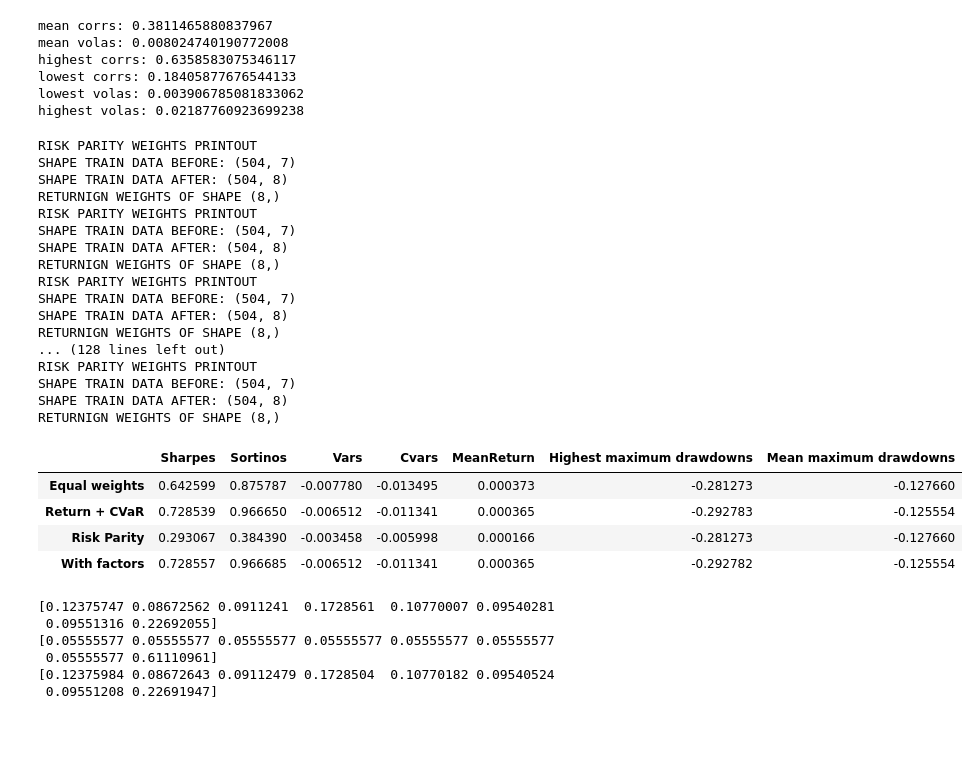
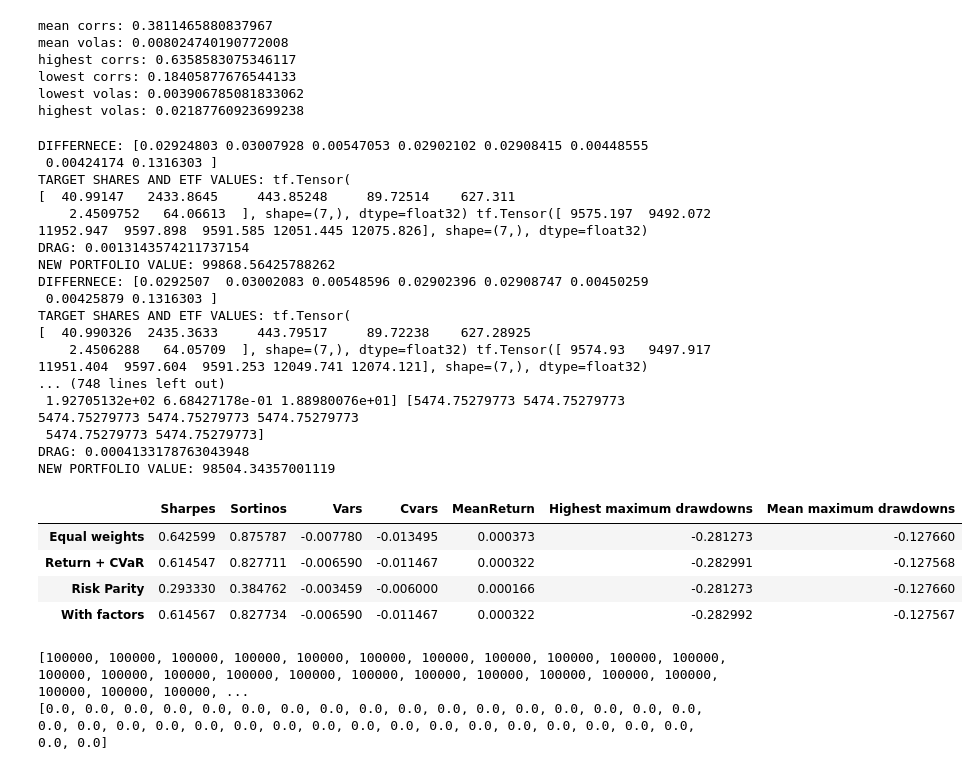
Before and after one commit to tobiasocula/YetAnotherFinanceProject, a Jupyter notebook: optimalizations/run_all.ipynb, the cells around one changed output. Cells and saved outputs as stored; diff of their text form; code cells hidden in the pictures; blank space fills up the shorter version.

```diff
--- a/optimalizations/run_all.ipynb
+++ b/optimalizations/run_all.ipynb
@@ -244,6 +305,7 @@ a = 1.0 # for stress environment tuning
 b = 1.0 # for stress environment tuning
 factor_risk_exposure = 0.4
 risk_free = 0.03 # eg. bonds
+weight_diff_rebalance = 0.10 # minimum weight difference for a portfolio rebalance
 
 def sigmoid(x):
     return 1/(1+np.exp(-x))
@@ -257,12 +319,9 @@ def rank_transform(x):
 
 def risk_parity_weights(train_data):
     # train_data does not yet include data for cash, so add this first
-    print('RISK PARITY WEIGHTS PRINTOUT')
-    print('SHAPE TRAIN DATA BEFORE:', train_data.shape)
     train_data_cash = np.zeros((train_data.shape[0], train_data.shape[1]+1))
     train_data_cash[:,:-1] = train_data.copy()
     train_data_cash[:,-1] = risk_free
-    print('SHAPE TRAIN DATA AFTER:', train_data_cash.shape)
     # Compute volatilities for each asset
     volatilities = np.std(train_data_cash, axis=0)  # (N,)
     inverse_volatilities = 1.0 / (volatilities + 1e-8)  # Avoid division by zero
@@ -270,7 +329,6 @@ def risk_parity_weights(train_data):
     # Normalize to get weights
     weights = inverse_volatilities / np.sum(inverse_volatilities)
     weights = np.clip(weights, a_min = min_weight, a_max = 1.0)
-    print('RETURNIGN WEIGHTS OF SHAPE', weights.shape)
     return weights / np.sum(weights)
 
 def gradient(returns, volume):
@@ -652,52 +780,53 @@ def rolling_window(window_size, stepsize, validation_size, returns_data, volume_
 # %%
 (
-    df,
-    weights_factor_list,
-    weights_rp_list,
-    weights_standard_list,
-    turnover_values_std,
-    stress_values_std,
-    turnover_values_factor,
-    turnover_values_std
+    df, weights_factor_list, weights_rp_list, weights_standard_list,
+    turnover_values_std, turnover_values_factor,
+    stress_values_std, stress_values_factor,
+    portfolio_values_factor, portfolio_values_std, portfolio_values_rp,
+    tc_drags_factor, tc_drags_std, tc_drags_rp
 ) = rolling_window(
     window_size=252*2,
     stepsize=50,
     validation_size=252,
     returns_data=returns_all,
     volume_data=volumes_all,
+    price_data=prices_all,
     total_factor=factors_total
 )
 df
 # %% [output]
-RISK PARITY WEIGHTS PRINTOUT
-SHAPE TRAIN DATA BEFORE: (504, 7)
-SHAPE TRAIN DATA AFTER: (504, 8)
-RETURNIGN WEIGHTS OF SHAPE (8,)
-RISK PARITY WEIGHTS PRINTOUT
-SHAPE TRAIN DATA BEFORE: (504, 7)
-SHAPE TRAIN DATA AFTER: (504, 8)
-RETURNIGN WEIGHTS OF SHAPE (8,)
-RISK PARITY WEIGHTS PRINTOUT
-SHAPE TRAIN DATA BEFORE: (504, 7)
-SHAPE TRAIN DATA AFTER: (504, 8)
-RETURNIGN WEIGHTS OF SHAPE (8,)
-... (128 lines left out)
-RISK PARITY WEIGHTS PRINTOUT
-SHAPE TRAIN DATA BEFORE: (504, 7)
-SHAPE TRAIN DATA AFTER: (504, 8)
-RETURNIGN WEIGHTS OF SHAPE (8,)
+DIFFERNECE: [0.02924803 0.03007928 0.00547053 0.02902102 0.02908415 0.00448555
+ 0.00424174 0.1316303 ]
+TARGET SHARES AND ETF VALUES: tf.Tensor(
+[  40.99147   2433.8645     443.85248     89.72514    627.311
+    2.4509752   64.06613  ], shape=(7,), dtype=float32) tf.Tensor([ 9575.197  9492.072 11952.947  9597.898  9591.585 12051.445 12075.826], shape=(7,), dtype=float32)
+DRAG: 0.0013143574211737154
+NEW PORTFOLIO VALUE: 99868.56425788262
+DIFFERNECE: [0.0292507  0.03002083 0.00548596 0.02902396 0.02908747 0.00450259
+ 0.00425879 0.1316303 ]
+TARGET SHARES AND ETF VALUES: tf.Tensor(
+[  40.990326  2435.3633     443.79517     89.72238    627.28925
+    2.4506288   64.05709  ], shape=(7,), dtype=float32) tf.Tensor([ 9574.93   9497.917 11951.404  9597.604  9591.253 12049.741 12074.121], shape=(7,), dtype=float32)
+... (748 lines left out)
+ 1.92705132e+02 6.68427178e-01 1.88980076e+01] [5474.75279773 5474.75279773 5474.75279773 5474.75279773 5474.75279773
+ 5474.75279773 5474.75279773]
+DRAG: 0.0004133178763043948
+NEW PORTFOLIO VALUE: 98504.34357001119
 |  | Sharpes | Sortinos | Vars | Cvars | MeanReturn | Highest maximum drawdowns | Mean maximum drawdowns |
 | Equal weights | 0.642599 | 0.875787 | -0.007780 | -0.013495 | 0.000373 | -0.281273 | -0.127660 |
-| Return + CVaR | 0.728539 | 0.966650 | -0.006512 | -0.011341 | 0.000365 | -0.292783 | -0.125554 |
-| Risk Parity | 0.293067 | 0.384390 | -0.003458 | -0.005998 | 0.000166 | -0.281273 | -0.127660 |
-| With factors | 0.728557 | 0.966685 | -0.006512 | -0.011341 | 0.000365 | -0.292782 | -0.125554 |
+| Return + CVaR | 0.614547 | 0.827711 | -0.006590 | -0.011467 | 0.000322 | -0.282991 | -0.127568 |
+| Risk Parity | 0.293330 | 0.384762 | -0.003459 | -0.006000 | 0.000166 | -0.281273 | -0.127660 |
+| With factors | 0.614567 | 0.827734 | -0.006590 | -0.011467 | 0.000322 | -0.282992 | -0.127567 |
+# %%
+print(portfolio_values_factor)
+print(tc_drags_factor)
+# %% [output]
+[100000, 100000, 100000, 100000, 100000, 100000, 100000, 100000, 100000, 100000, 100000, 100000, 100000, 100000, 100000, 100000, 100000, 100000, 100000, 100000, 100000, 100000, 100000, 100000, 100000, ...
+[0.0, 0.0, 0.0, 0.0, 0.0, 0.0, 0.0, 0.0, 0.0, 0.0, 0.0, 0.0, 0.0, 0.0, 0.0, 0.0, 0.0, 0.0, 0.0, 0.0, 0.0, 0.0, 0.0, 0.0, 0.0, 0.0, 0.0, 0.0, 0.0, 0.0, 0.0, 0.0, 0.0, 0.0, 0.0, 0.0]
 # %%
 mean_factor_weights = np.mean(weights_factor_list, axis=0)
 mean_rp_weights = np.mean(weights_rp_list, axis=0)
 mean_std_weights = np.mean(weights_standard_list, axis=0)
-print(mean_factor_weights)
-print(mean_rp_weights)
-print(mean_std_weights)
 
 from plotly.subplots import make_subplots
 weights_fig = make_subplots(rows=1, cols=3)
@@ -724,10 +853,3 @@ for i in range(len(mean_std_weights)):
         weights_fig.add_trace(go.Scatter(x=x, y=y, name=l), row=1, col=3)
 
 weights_fig.show()
-# %% [output]
-[0.12375747 0.08672562 0.0911241  0.1728561  0.10770007 0.09540281
- 0.09551316 0.22692055]
-[0.05555577 0.05555577 0.05555577 0.05555577 0.05555577 0.05555577
- 0.05555577 0.61110961]
-[0.12375984 0.08672643 0.09112479 0.1728504  0.10770182 0.09540524
- 0.09551208 0.22691947]
```
Also changed, not shown: parts of 7 cells of this notebook, 17 other files.
